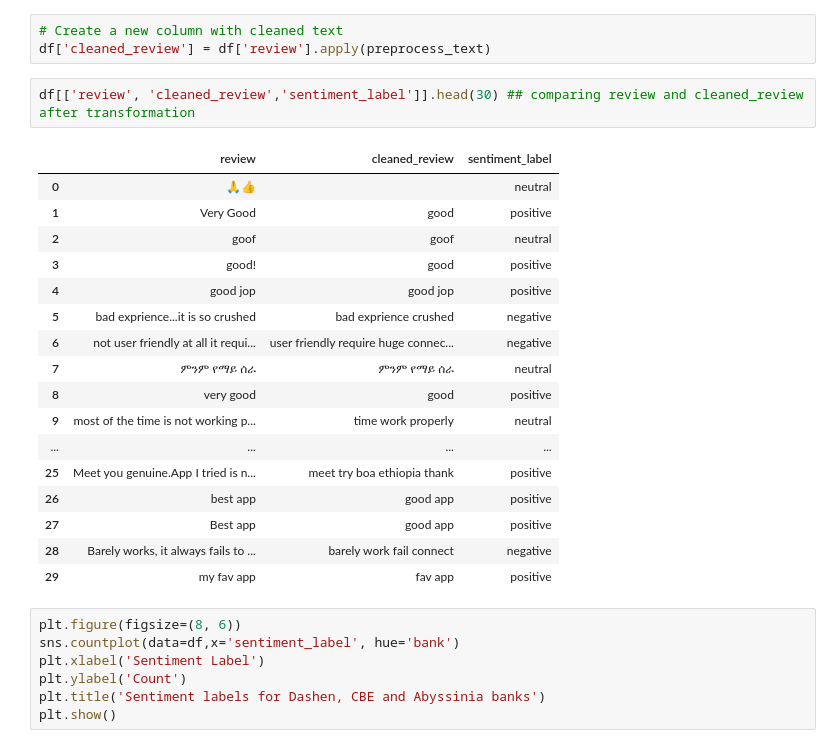
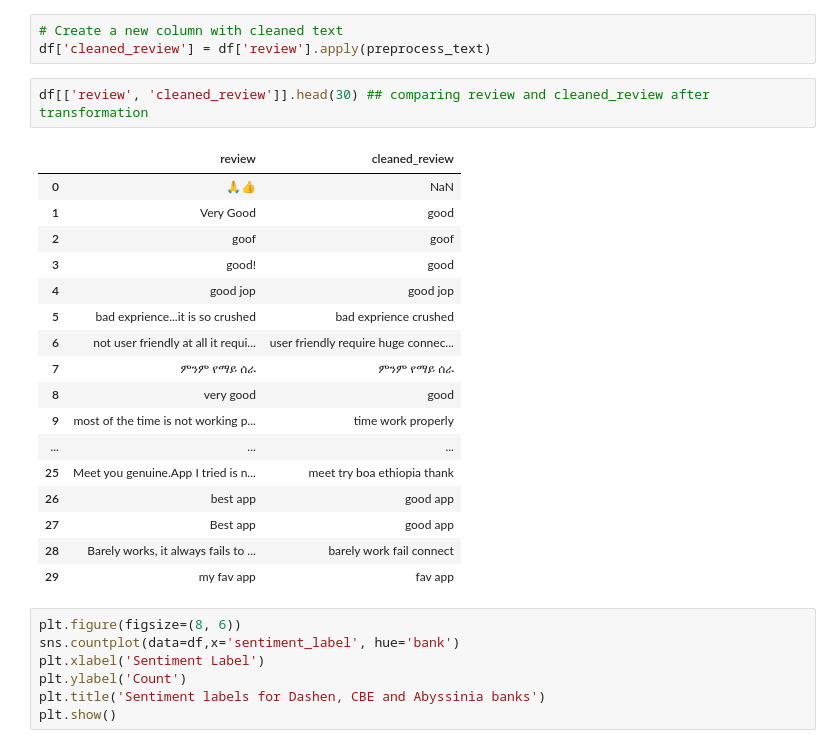
Before and after one commit to msultan001/customer-satisfaction-analysis, a Jupyter notebook: notebooks/sentiment_and_thematic_analysis.ipynb, the cells around one changed output. Drawn from its saved outputs; the diff is of its cells as text.

Commit message:
feat(task-2): Updated sentiment and thematic notebook

```diff
--- a/notebooks/sentiment_and_thematic_analysis.ipynb
+++ b/notebooks/sentiment_and_thematic_analysis.ipynb
@@ -127,25 +127,25 @@ def preprocess_text(text):
 # Create a new column with cleaned text
 df['cleaned_review'] = df['review'].apply(preprocess_text)
 # %%
-df[['review', 'cleaned_review','sentiment_label']].head(30) ## comparing review and cleaned_review after transformation
+df[['review', 'cleaned_review']].head(30) ## comparing review and cleaned_review after transformation
 # %% [output]
-|  | review | cleaned_review | sentiment_label |
-| 0 | 🙏👍 |  | neutral |
-| 1 | Very Good | good | positive |
-| 2 | goof | goof | neutral |
-| 3 | good! | good | positive |
-| 4 | good jop | good jop | positive |
-| 5 | bad exprience...it is so crushed | bad exprience crushed | negative |
-| 6 | not user friendly at all it requi... | user friendly require huge connec... | negative |
-| 7 | ምንም የማይ ሰራ | ምንም የማይ ሰራ | neutral |
-| 8 | very good | good | positive |
-| 9 | most of the time is not working p... | time work properly | neutral |
-| ... | ... | ... | ... |
-| 25 | Meet you genuine.App I tried is n... | meet try boa ethiopia thank | positive |
-| 26 | best app | good app | positive |
-| 27 | Best app | good app | positive |
-| 28 | Barely works, it always fails to ... | barely work fail connect | negative |
-| 29 | my fav app | fav app | positive |
+|  | review | cleaned_review |
+| 0 | 🙏👍 | NaN |
+| 1 | Very Good | good |
+| 2 | goof | goof |
+| 3 | good! | good |
+| 4 | good jop | good jop |
+| 5 | bad exprience...it is so crushed | bad exprience crushed |
+| 6 | not user friendly at all it requi... | user friendly require huge connec... |
+| 7 | ምንም የማይ ሰራ | ምንም የማይ ሰራ |
+| 8 | very good | good |
+| 9 | most of the time is not working p... | time work properly |
+| ... | ... | ... |
+| 25 | Meet you genuine.App I tried is n... | meet try boa ethiopia thank |
+| 26 | best app | good app |
+| 27 | Best app | good app |
+| 28 | Barely works, it always fails to ... | barely work fail connect |
+| 29 | my fav app | fav app |
 # %%
 plt.figure(figsize=(8, 6))
 sns.countplot(data=df,x='sentiment_label', hue='bank')
```
